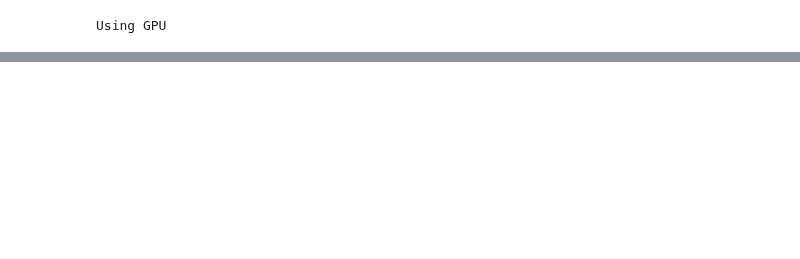
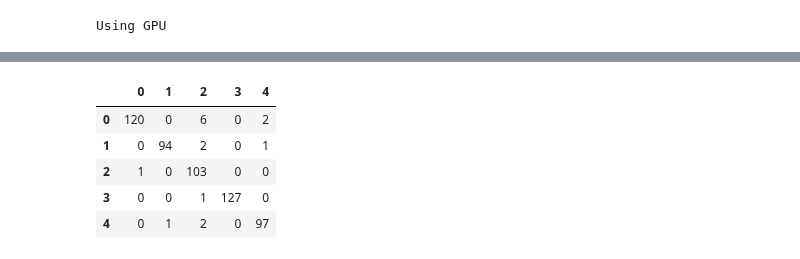
Before and after one commit to MuayThaiLegz/PythonSoftwareDev, a Jupyter notebook: movieclassifier/NewlayerTwo.ipynb, the cells around one changed output, grey strips where cells are left out. Cells and saved outputs as stored; diff of their text form; code cells hidden in the pictures; blank space fills up the shorter version.

```diff
--- a/movieclassifier/NewlayerTwo.ipynb
+++ b/movieclassifier/NewlayerTwo.ipynb
@@ -50,0 +64,6 @@ from sklearn.decomposition import TruncatedSVD
+# %%
+np.random.seed(42)
+sns.set_style('whitegrid')
+pd.options.display.float_format = '{:,.2f}'.format
+plt.rcParams['figure.figsize'] = (14.0, 8.7)
+pyLDAvis.enable_notebook()
@@ -91,11 +160,11 @@ stop_words = pd.read_csv('http://ir.dcs.gla.ac.uk/resources/linguistic_utils/sto
 
 
 
-docs = pd.DataFrame(doc_list, columns=['Category', 'Heading', 'Article'])
+docss = pd.DataFrame(doc_list, columns=['Category', 'Heading', 'Article'])
 
 
-train_docs, test_docs = train_test_split(docs,
-                                         stratify=docs.Category,
+train_docs, test_docs = train_test_split(docss,
+                                         stratify=docss.Category,
                                          test_size= .5,
                                          random_state=42)
 
@@ -111,10 +180,8 @@ test_dtm = countvectorizer.transform(test_docs.Article)
 
 
 lda_base = LatentDirichletAllocation(n_components=n_components,
-                                     n_jobs=-1,
+                                     n_jobs=10,
                                      learning_method='batch',
                                      max_iter=10)
 lda_base.fit(train_dtm)
-
-joblib.dump(lda_base, model_path / 'lda_10_iter.pkl')
 # %% [output]
@@ -239,0 +226,20 @@ FileNotFoundError: [Errno 2] No such file or directory: 'classifier.pkl'
+# %%
+
+
+
+vectorizer = CountVectorizer(analyzer=lemmatizer, decode_error='replace')
+
+
+
+y = pd.factorize(docss.Category)[0]
+X = docss.Article
+X_train, X_test, y_train, y_test = train_test_split(X, y, random_state=1, stratify=y)
+
+vectorizer = CountVectorizer()
+X_train_dtm = vectorizer.fit_transform(X_train)
+X_test_dtm = vectorizer.transform(X_test)
+
+
+nb = MultinomialNB()
+nb.fit(X_train_dtm, y_train)
+y_pred_class = nb.predict(X_test_dtm)
@@ -239,0 +249,9 @@ FileNotFoundError: [Errno 2] No such file or directory: 'classifier.pkl'
+# %%
+pd.DataFrame(confusion_matrix(y_true=y_test, y_pred=y_pred_class))
+# %% [output]
+|  | 0 | 1 | 2 | 3 | 4 |
+| 0 | 120 | 0 | 6 | 0 | 2 |
+| 1 | 0 | 94 | 2 | 0 | 1 |
+| 2 | 1 | 0 | 103 | 0 | 0 |
+| 3 | 0 | 0 | 1 | 127 | 0 |
+| 4 | 0 | 1 | 2 | 0 | 97 |
```
Also changed, not shown: parts of 32 cells of this notebook.
